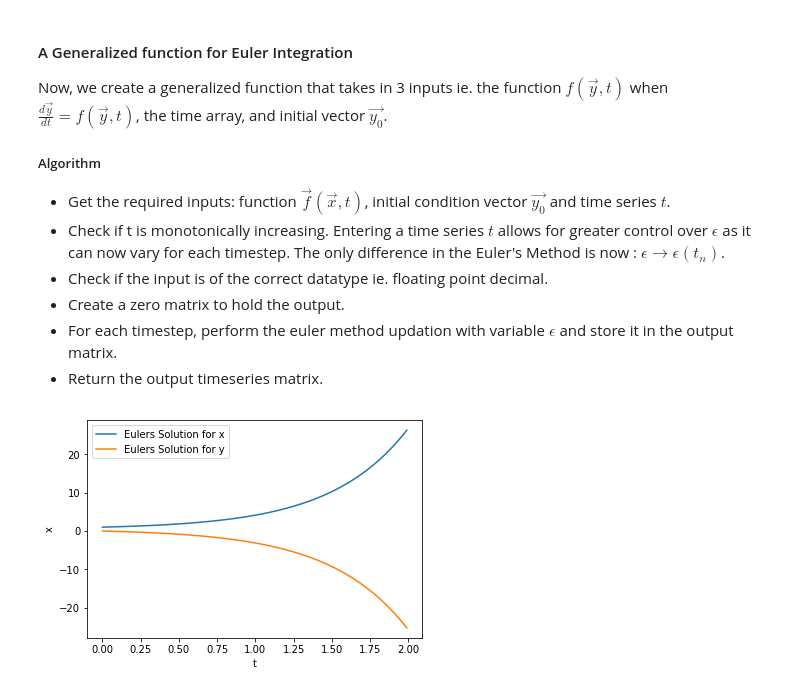
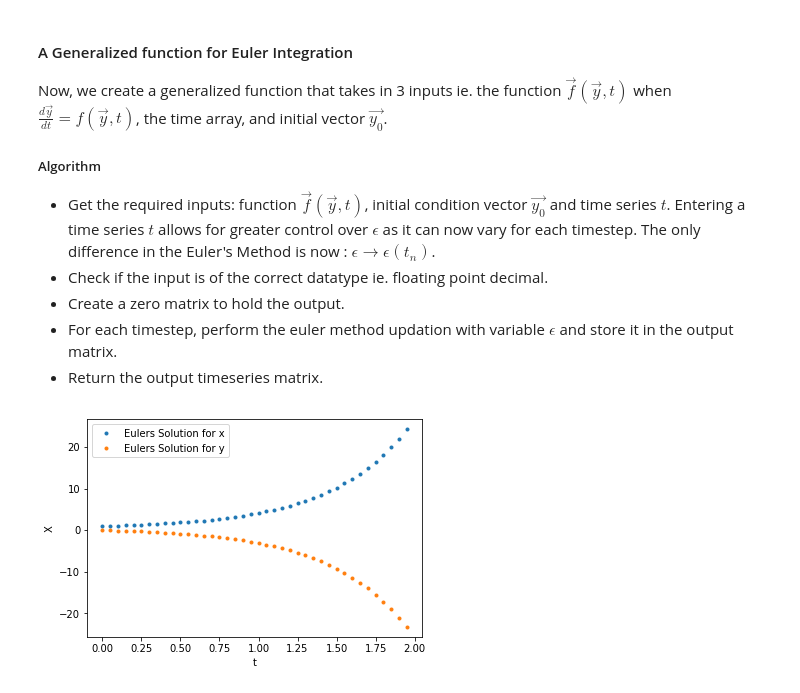
Before and after one commit to neurorishika/nerveFlow, a Jupyter notebook: tutorial/day 1_ Numerical Integration_ Euler Method/day 1.ipynb, the cells around one changed output. Saved outputs shown, nothing was run; the diff lists cells and outputs as text; code cells hidden in the pictures.

```diff
--- a/tutorial/day 1_ Numerical Integration_ Euler Method/day 1.ipynb
+++ b/tutorial/day 1_ Numerical Integration_ Euler Method/day 1.ipynb
@@ -72,20 +72,20 @@ Let $\frac{d\vec{x}}{dt}=f(\vec{x},t)$, we want to find $\vec{x}(t)$ over $t\in[
 # %%
-def f(x,t): # define the function f(x,t)
-    x_,y_ = x
-    return np.array([x_-y_,y_-x_])
+def f(X,t): # define the function f(x,t)
+    x,y = X
+    return np.array([x-y,y-x])
 
 epsilon = 0.01 # define timestep
 
 t = np.arange(0,2,epsilon) # define an array for t
-x = np.zeros((2,t.shape[0])) # define an array for x
+X = np.zeros((2,t.shape[0])) # define an array for x
 
-x[:,0]= [1,0] # set initial condition
+X[:,0]= [1,0] # set initial condition
 
 for i in range(1,t.shape[0]):
-    x[:,i] = epsilon*f(x[:,i-1],t[i-1])+x[:,i-1] # Euler Integration Step
+    X[:,i] = epsilon*f(X[:,i-1],t[i-1])+X[:,i-1] # Euler Integration Step
 
-plt.plot(t,x[0,:],label="Eulers Solution for x")
-plt.plot(t,x[1,:],label="Eulers Solution for y")
+plt.plot(t[::5],X[0,::5],".",label="Eulers Solution for x")
+plt.plot(t[::5],X[1,::5],".",label="Eulers Solution for y")
 plt.xlabel("t")
 plt.ylabel("x")
 plt.legend()
@@ -95,19 +95,15 @@ plt.show()
 # %% [markdown]
 #### A Generalized function for Euler Integration
 
-Now, we create a generalized function that takes in 3 inputs ie. the function $f(\vec{y},t)$ when $\frac{d\vec{y}}{dt}=f(\vec{y},t)$, the time array, and initial vector $\vec{y_0}$.
+Now, we create a generalized function that takes in 3 inputs ie. the function $\vec{f}(\vec{y},t)$ when $\frac{d\vec{y}}{dt}=f(\vec{y},t)$, the time array, and initial vector $\vec{y_0}$.
 
 ##### Algorithm
-- Get the required inputs: function $\vec{f}(\vec{x},t)$, initial condition vector $\vec{y_0}$ and time series $t$.
-- Check if t is monotonically increasing. Entering a time series $t$ allows for greater control over $\epsilon$ as it can now vary for each timestep. The only difference in the Euler's Method is now : $\epsilon\rightarrow\epsilon(t_n)$.
+- Get the required inputs: function $\vec{f}(\vec{y},t)$, initial condition vector $\vec{y_0}$ and time series $t$. Entering a time series $t$ allows for greater control over $\epsilon$ as it can now vary for each timestep. The only difference in the Euler's Method is now : $\epsilon\rightarrow\epsilon(t_n)$.
 - Check if the input is of the correct datatype ie. floating point decimal.
 - Create a zero matrix to hold the output.
 - For each timestep, perform the euler method updation with variable $\epsilon$ and store it in the output matrix.
 - Return the output timeseries matrix.
 # %%
-def check_increasing(t): # Ensure Time is Monotonically Increasing
-    return np.all(t[1:]>t[:-1])
-
 def check_type(y,t): # Ensure Input is Correct
     return y.dtype == np.floating and t.dtype == np.floating
 
@@ -123,22 +119,21 @@ class _Integrator():
             y[:,i+1]= time_delta_grid[i]*func(y[:,i],t[i])+y[:,i]
         return y
 
-
 def odeint_euler(func,y0,t):
     y0 = np.array(y0)
     t = np.array(t)
-    if check_increasing(t) and check_type(y0,t):
+    if check_type(y0,t):
         return _Integrator().integrate(func,y0,t)
     else:
         print("error encountered")
 # %%
 solution = odeint_euler(f,[1.,0.],t)
 
-plt.plot(t,solution[0,:],label="Eulers Solution for x")
-plt.plot(t,solution[1,:],label="Eulers Solution for y")
+plt.plot(t[::5],solution[0,::5],".",label="Eulers Solution for x")
+plt.plot(t[::5],solution[1,::5],".",label="Eulers Solution for y")
 plt.xlabel("t")
-plt.ylabel("x")
+plt.ylabel("X")
 plt.legend()
 plt.show()
 # %% [output]
-[figure, old version]
+[figure, new version]
```
Also changed, not shown: parts of 13 cells of this notebook, 18 other files.
